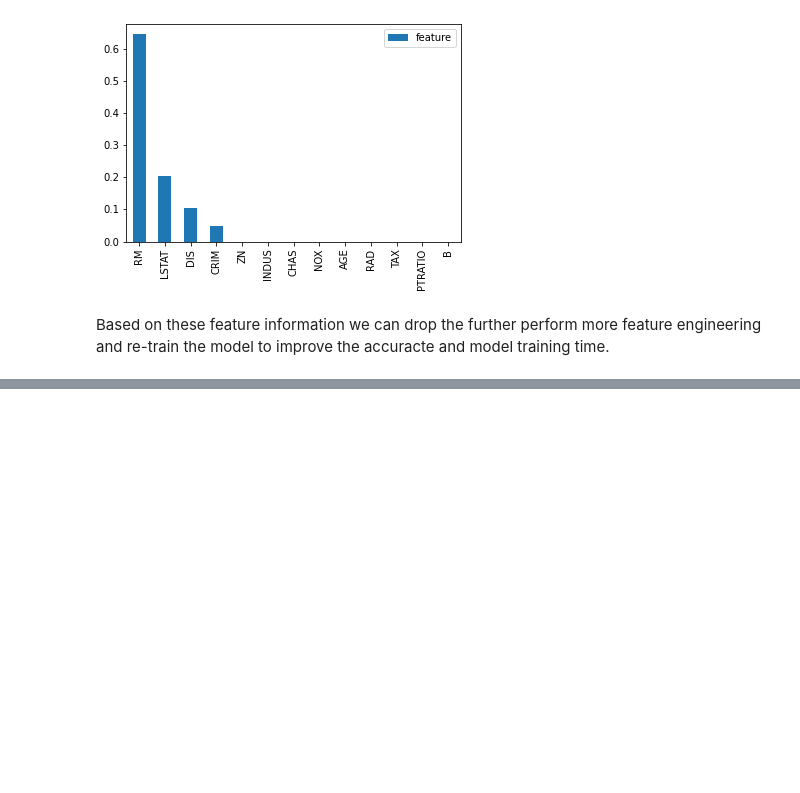
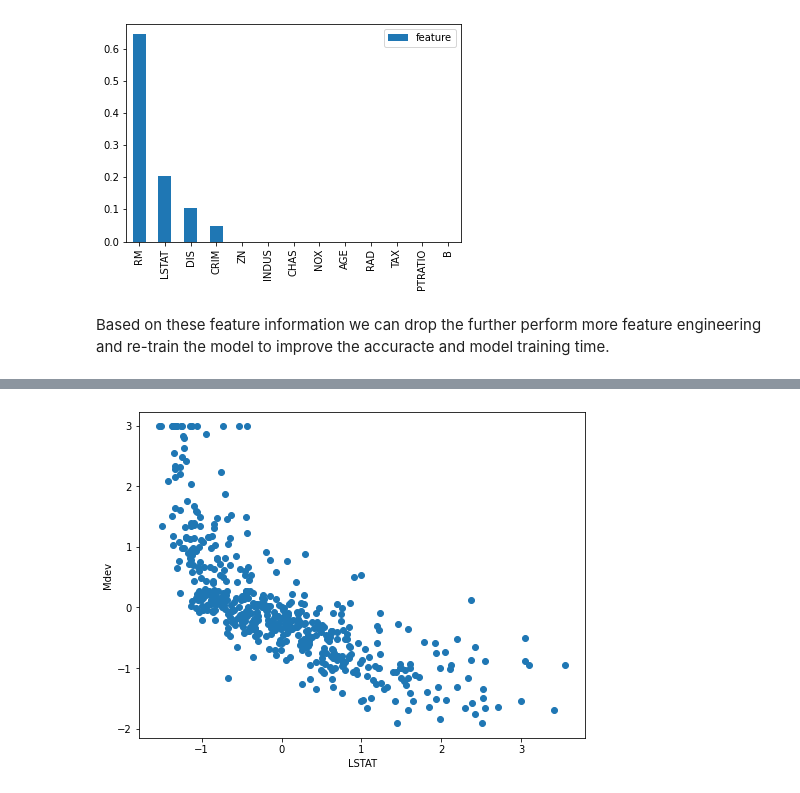
Before and after one commit to nirajramshrestha/MachineLearning, a Jupyter notebook: Boston House Price Prediction/Boston Housing Feature Importance .ipynb, the cells around one changed output, grey strips where cells are left out. Saved outputs shown, nothing was run; the diff lists cells and outputs as text; code cells hidden in the pictures; blank space fills up the shorter version.

```diff
--- a/Boston House Price Prediction/Boston Housing Feature Importance .ipynb
+++ b/Boston House Price Prediction/Boston Housing Feature Importance .ipynb
@@ -126,0 +194,4 @@ Based on these feature information we can drop the further perform more feature
+# %%
+scatterPlot(X_std,y_std)
+# %% [output]
+[figure, added]
```
Also changed, not shown: parts of 9 cells of this notebook.
